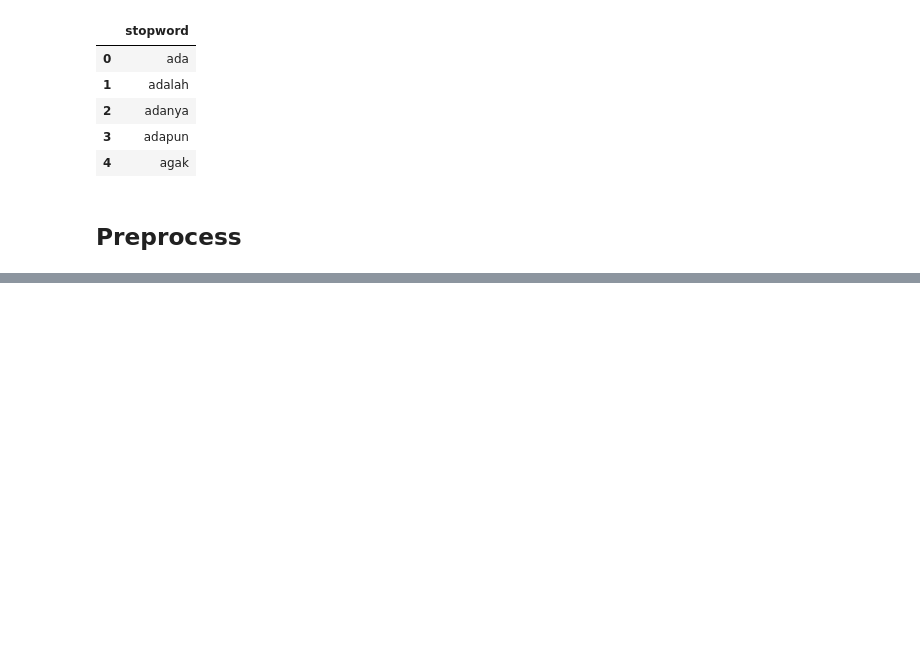
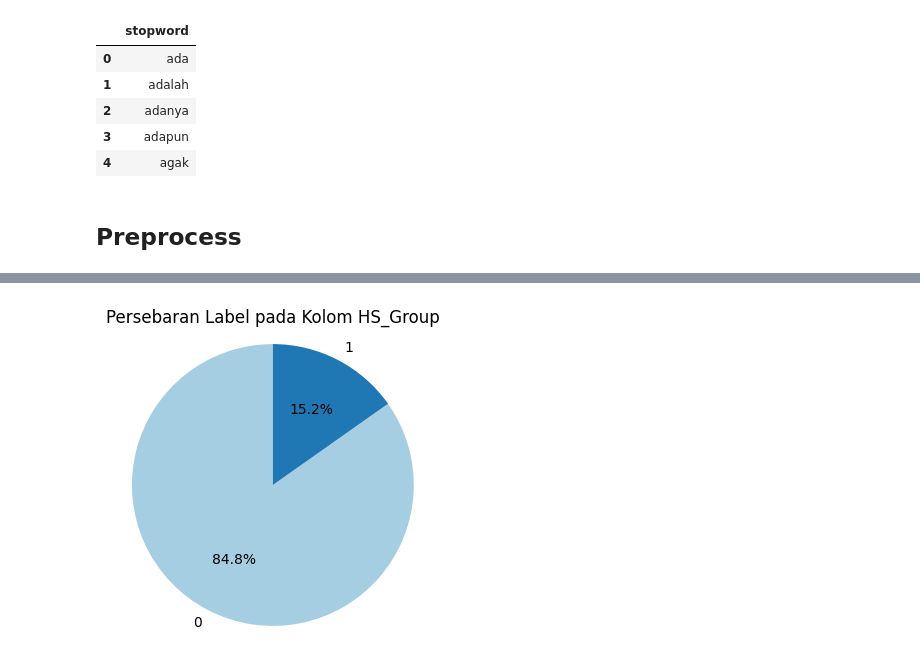
Before and after one commit to mazksr/SafeSpeak, a Jupyter notebook: notebook/preprocessing.ipynb, the cells around one changed output, grey strips where cells are left out. Saved outputs shown, nothing was run; the diff lists cells and outputs as text; code cells hidden in the pictures; blank space fills up the shorter version.

```diff
--- a/notebook/preprocessing.ipynb
+++ b/notebook/preprocessing.ipynb
@@ -189,0 +196,4 @@ plot_label_distribution(data, 'Abusive')
+# %%
+plot_label_distribution(data, 'HS_Group')
+# %% [output]
+[figure, added]
```
Also changed, not shown: parts of 11 cells of this notebook, 4 other files.
